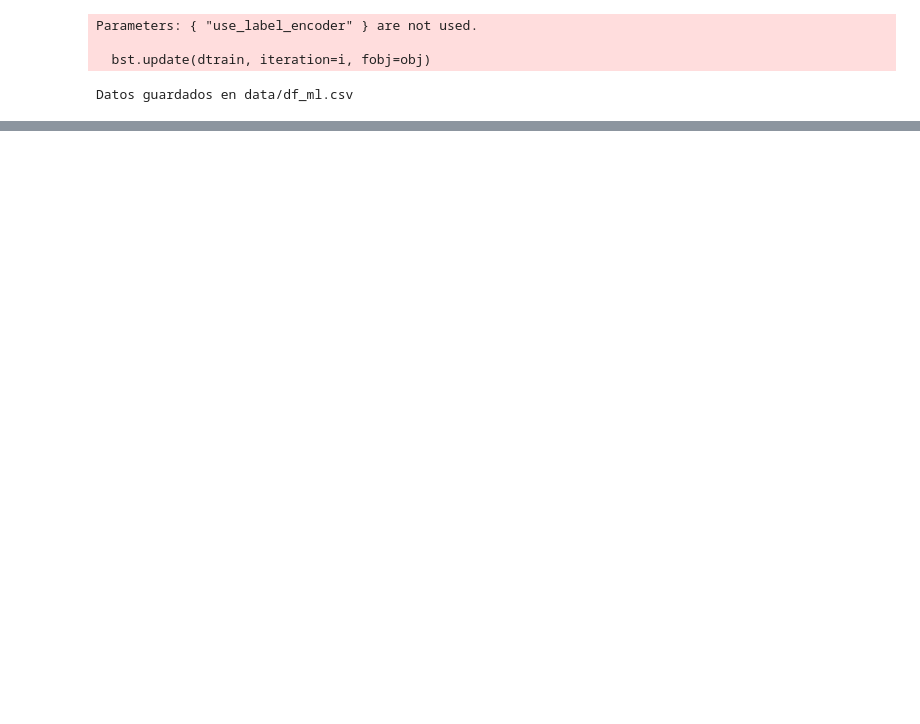
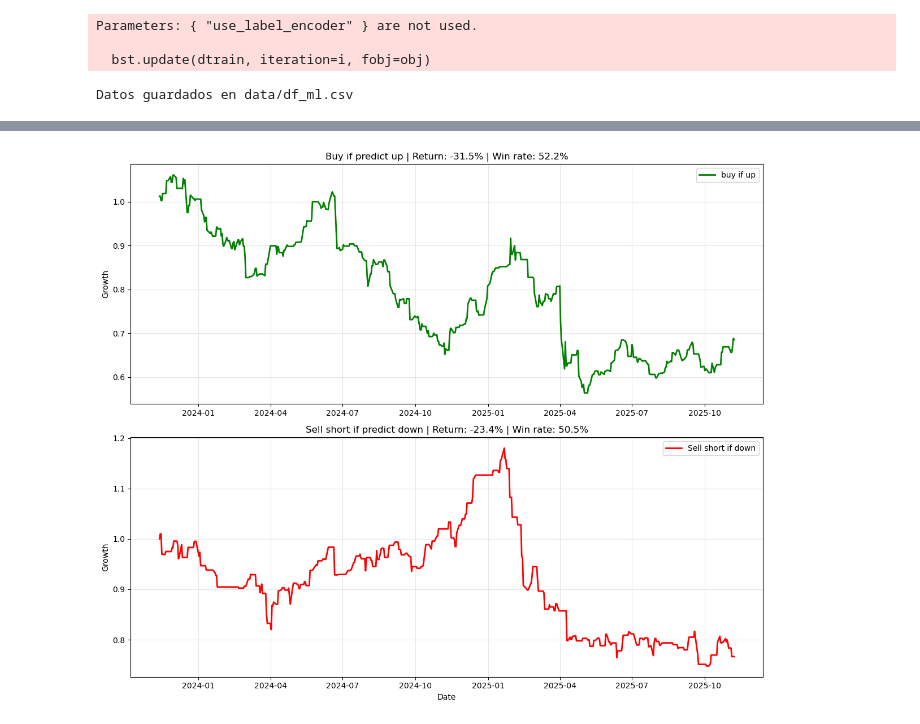
Before and after one commit to Rasosa31/midterm_project, a Jupyter notebook: stock_pred_ec_wti.ipynb, the cells around one changed output, grey strips where cells are left out. Saved outputs shown, nothing was run; the diff lists cells and outputs as text; code cells hidden in the pictures; blank space fills up the shorter version.

Commit message:
Add files via upload
Actualización después de modificar el bloque de descarga de datos con Inputs.

```diff
--- a/stock_pred_ec_wti.ipynb
+++ b/stock_pred_ec_wti.ipynb
@@ -30,8 +61,8 @@ Ambiente activo: /opt/anaconda3/envs/midterm-ml-2025/bin/python
 # %%
-#DESCARGAR EC
-print("Descargando ECOPETROL (EC)...")
-df = yf.download("EC", period="10y", interval="1d", progress=False, auto_adjust=False)
-df = df[['Open', 'High', 'Low', 'Close', 'Volume']]
-df.columns = ['EC_Open', 'EC_High', 'EC_Low', 'EC_Close', 'EC_Volume']
-print(f"EC descargado: {len(df)} filas")
-print("Columnas EC:", df.columns.tolist())
+# #Download principal asset
+# print("Downloading principal asset...")
+# df = yf.download("PA", period="10y", interval="1d", progress=False, auto_adjust=False)
+# df = df[['Open', 'High', 'Low', 'Close', 'Volume']]
+# df.columns = ['PA_Open', 'PA_High', 'PA_Low', 'PA_Close', 'PA_Volume']
+# print(f"Principal asset: {len(df)} filas")
+# print(f"Columns principal asset download:", df.columns.tolist())
@@ -297,0 +428,71 @@ print(features)
+# %%
+# ===============================================
+# 17. BACKTEST 2 YEARS: BUY vs SELL (SHORT SELL)
+# ===============================================
+
+import numpy as np
+import matplotlib.pyplot as plt
+
+print("Starting comparative backtest ...")
+
+# --- Prepair Data ---
+df_backtest = df.copy()
+df_backtest = df_backtest.sort_index()
+end_date = df_backtest.index[-1]
+start_date = end_date - pd.Timedelta(days=730)
+df_backtest = df_backtest[df_backtest.index >= start_date].copy()
+
+df_backtest = df_backtest.dropna(subset=['prediction', 'Tomorrow_Close', 'PA_Close'])
+df_backtest['daily_return'] = (df_backtest['Tomorrow_Close'] - df_backtest['PA_Close']) / df_backtest['PA_Close']
+
+# --- Estrategy 1: Buy if Predict PA Will Up Tomorrow ---
+df_backtest['buy_return'] = np.where(df_backtest['prediction'] == 0, df_backtest['daily_return'], 0)
+trades_buy = df_backtest[df_backtest['prediction'] == 0]
+win_buy = len(trades_buy[trades_buy['daily_return'] > 0])
+win_rate_buy = win_buy / len(trades_buy) if len(trades_buy) > 0 else 0
+total_buy = (1 + df_backtest['buy_return']).prod() - 1
+
+# --- Estrategy 2: Sell Short If Predict PA Down Tomorrow ---
+df_backtest['sell_return'] = np.where(df_backtest['prediction'] == 1, -df_backtest['daily_return'], 0)
+trades_sell = df_backtest[df_backtest['prediction'] == 1]
+win_sell = len(trades_sell[trades_sell['daily_return'] < 0])
+win_rate_sell = win_sell / len(trades_sell) if len(trades_sell) > 0 else 0
+total_sell = (1 + df_backtest['sell_return']).prod() - 1
+
+# --- Graphs ---
+fig, (ax1, ax2) = plt.subplots(2, 1, figsize=(12, 10))
+
+cum_buy = (1 + df_backtest['buy_return']).cumprod()
+ax1.plot(cum_buy, label='buy if up', color='green', linewidth=2)
+ax1.set_title(f'Buy if predict up | Return: {total_buy:.1%} | Win rate: {win_rate_buy:.1%}')
+ax1.set_ylabel('Growth')
+ax1.legend()
+ax1.grid(True, alpha=0.3)
+
+cum_sell = (1 + df_backtest['sell_return']).cumprod()
+ax2.plot(cum_sell, label='Sell short if down', color='red', linewidth=2)
+ax2.set_title(f'Sell short if predict down | Return: {total_sell:.1%} | Win rate: {win_rate_sell:.1%}')
+ax2.set_ylabel('Growth')
+ax2.set_xlabel('Date')
+ax2.legend()
+ax2.grid(True, alpha=0.3)
+
+plt.tight_layout()
+plt.show()
+
+# --- Final Table ---
+print("\n" + "="*70)
+print("BACKTEST COMPARATIVE - PA")
+print("="*70)
+
+win_rate_buy_str = f"{win_rate_buy:.1%}"
+win_rate_sell_str = f"{win_rate_sell:.1%}"
+total_buy_str = f"{total_buy:.1%}"
+total_sell_str = f"{total_sell:.1%}"
+
+print(f"{'Estrategy':<25} {'Trades':<8} {'Win rate':<10} {'Return total'}")
+print("-"*70)
+print(f"{'Buy if goes up':<25} {len(trades_buy):<8} {win_rate_buy_str:<10} {total_buy_str}")
+print(f"{'Sell if down':<25} {len(trades_sell):<8} {win_rate_sell_str:<10} {total_sell_str}")
+print("="*70)
+# %% [output]
@@ -297,0 +500 @@ print(features)
+[figure, added]
```
Also changed, not shown: parts of 23 cells of this notebook, 1 other file.
